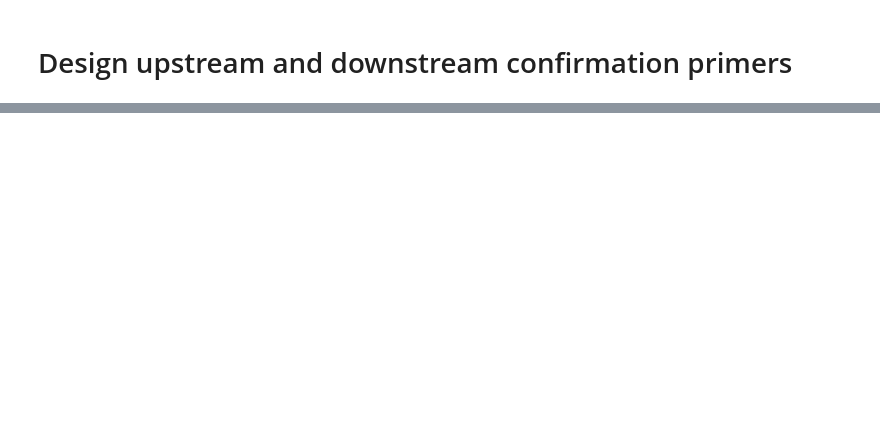
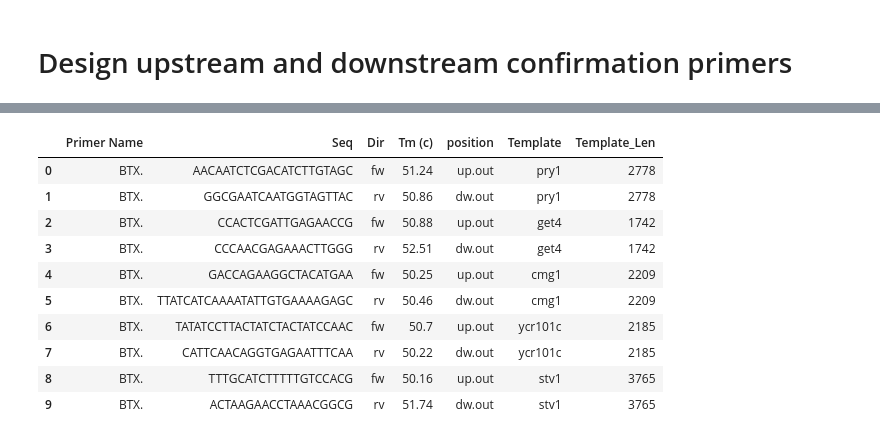
Before and after one commit to computer-aided-biotech/DNA_Tools, a Jupyter notebook: Yeast KO 2.0.ipynb, the cells around one changed output, grey strips where cells are left out. Saved outputs shown, nothing was run; the diff lists cells and outputs as text; code cells hidden in the pictures; blank space fills up the shorter version.

```diff
--- a/Yeast KO 2.0.ipynb
+++ b/Yeast KO 2.0.ipynb
@@ -763,0 +678,14 @@ True
+# %%
+Primer_Table
+# %% [output]
+|  | Primer Name | Seq | Dir | Tm (c) | position | Template | Template_Len |
+| 0 | BTX. | AACAATCTCGACATCTTGTAGC | fw | 51.24 | up.out | pry1 | 2778 |
+| 1 | BTX. | GGCGAATCAATGGTAGTTAC | rv | 50.86 | dw.out | pry1 | 2778 |
+| 2 | BTX. | CCACTCGATTGAGAACCG | fw | 50.88 | up.out | get4 | 1742 |
+| 3 | BTX. | CCCAACGAGAAACTTGGG | rv | 52.51 | dw.out | get4 | 1742 |
+| 4 | BTX. | GACCAGAAGGCTACATGAA | fw | 50.25 | up.out | cmg1 | 2209 |
+| 5 | BTX. | TTATCATCAAAATATTGTGAAAAGAGC | rv | 50.46 | dw.out | cmg1 | 2209 |
+| 6 | BTX. | TATATCCTTACTATCTACTATCCAAC | fw | 50.7 | up.out | ycr101c | 2185 |
+| 7 | BTX. | CATTCAACAGGTGAGAATTTCAA | rv | 50.22 | dw.out | ycr101c | 2185 |
+| 8 | BTX. | TTTGCATCTTTTTGTCCACG | fw | 50.16 | up.out | stv1 | 3765 |
+| 9 | BTX. | ACTAAGAACCTAAACGGCG | rv | 51.74 | dw.out | stv1 | 3765 |
```
Also changed, not shown: parts of 22 cells of this notebook, 25 other files.
